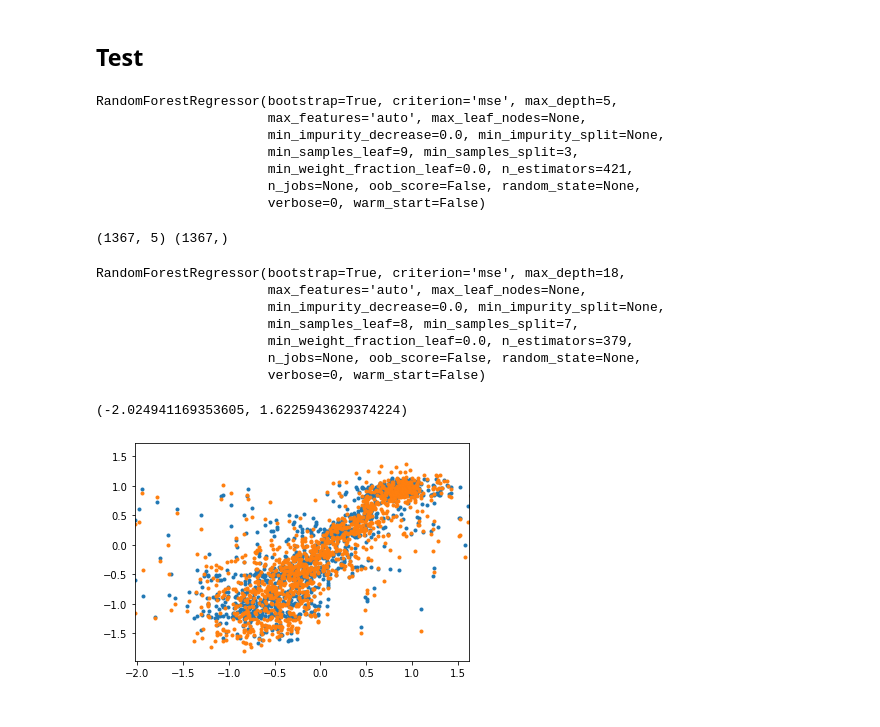
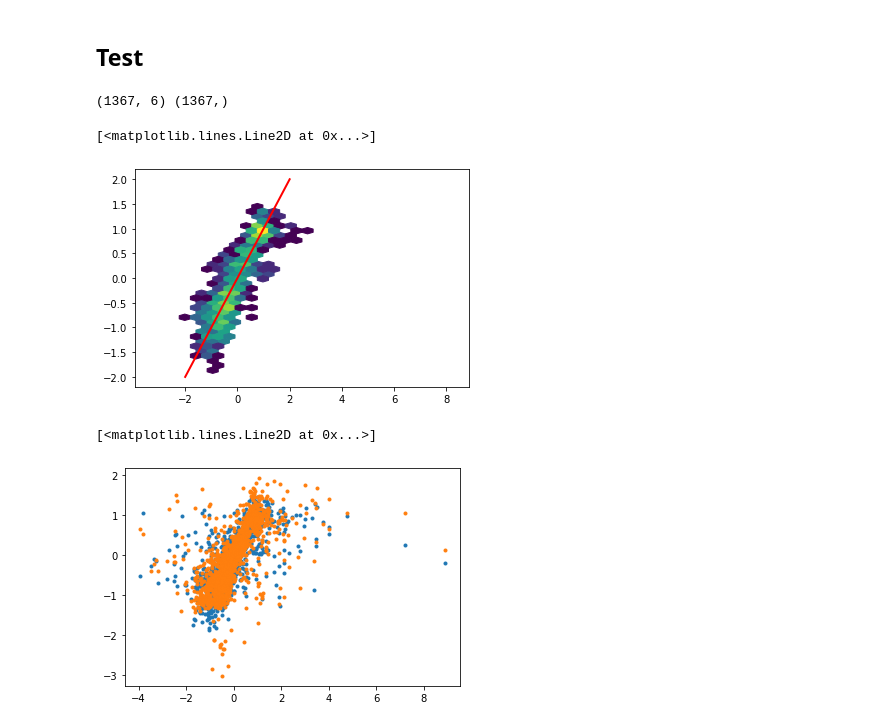
Before and after one commit to atbin-m/imputation, a Jupyter notebook: package/notebooks/model stacking.ipynb, the cells around one changed output. Drawn from its saved outputs; the diff is of its cells as text; code cells hidden in the pictures.

```diff
--- a/package/notebooks/model stacking.ipynb
+++ b/package/notebooks/model stacking.ipynb
@@ -332,0 +407,23 @@ best:
+# %%
+# Hyperparameter Optz
+# params = dict(n_estimators = randint(400, 1000), criterion=['mse'],
+#               max_depth=randint(3,25), min_samples_leaf=randint(2,15),
+#               min_samples_split=randint(2,15))
+
+# score, model_layer2_rfe_ensemble = rmsle_randomsearchcv(RandomForestRegressor(random_state=1), params,
+#                                                         Yfeatures_train_layer2, y_train_layer2, N_FOLDS)
+# print("\n Random Forest score ensemble: {:.4f} (+/-{:.4f})\n".format(score.mean(), score.std()))
+
+
+# Hyperparameter Optz
+params = dict(num_leaves = randint(2,10),
+              n_estimators = randint(500,2000),
+              learning_rate = uniform(1e-3, 1),
+              min_data_in_leaf = randint(2,10),
+              objective=['regression'])
+
+model_layer2_lgb_ensemble = lgb.LGBMRegressor()
+
+score, model_layer2_lgb_ensemble = rmsle_randomsearchcv(model_layer2_lgb_ensemble, params,
+                                                        Yfeatures_train_layer2, y_train_layer2, N_FOLDS)
+print("\nLightGBM score ensemble: {:.4f} (+/-{:.4f})\n".format(score.mean(), score.std()))
@@ -382,39 +461,21 @@ best:
 # %% [markdown]
 ## Test
-# %%
-clf = RandomForestRegressor(max_depth= 5, min_samples_leaf= 9, min_samples_split= 3,n_estimators= 421)
-#clf = RandomForestRegressor('max_depth': 5, 'min_samples_leaf': 9, 'min_samples_split': 3, 'n_estimators': 421)
-clf.fit(Yfeatures_train_layer2, y_train_layer2)
-# %% [output]
-RandomForestRegressor(bootstrap=True, criterion='mse', max_depth=5,
-                      max_features='auto', max_leaf_nodes=None,
-                      min_impurity_decrease=0.0, min_impurity_split=None,
-                      min_samples_leaf=9, min_samples_split=3,
-                      min_weight_fraction_leaf=0.0, n_estimators=421,
-                      n_jobs=None, oob_score=False, random_state=None,
-                      verbose=0, warm_start=False)
 # %%
 Yfeatures_test = pd.DataFrame(np.array([y_pred1_test.squeeze(), y_pred2_test.squeeze(),
                                         y_pred3_test.squeeze(), y_pred4_test.squeeze(),
-                                        y_pred5_test.squeeze()]).T)
+                                        y_pred5_test.squeeze(), y_pred6_test.squeeze()]).T)
 print(Yfeatures_test.shape, y_test.shape)
 # %% [output]
-(1367, 5) (1367,)
+(1367, 6) (1367,)
-# %%
-# Test data
-clf_single = RandomForestRegressor(**best_2)
-clf_single.fit(X_train_layer2, y_train_layer2)
-# %% [output]
-RandomForestRegressor(bootstrap=True, criterion='mse', max_depth=18,
-                      max_features='auto', max_leaf_nodes=None,
-                      min_impurity_decrease=0.0, min_impurity_split=None,
-                      min_samples_leaf=8, min_samples_split=7,
-                      min_weight_fraction_leaf=0.0, n_estimators=379,
-                      n_jobs=None, oob_score=False, random_state=None,
-                      verbose=0, warm_start=False)
+# %%
+plt.hexbin(y_test, model_layer2_lgb_ensemble.predict(Yfeatures_test), mincnt=2, gridsize=30, bins='log')
+plt.plot([-2,2], [-2,2], 'r', lw=2)
+# %% [output]
+[<matplotlib.lines.Line2D at 0x...>]
+[figure, added]
 # %%
-plt.plot(y_test, clf.predict(Yfeatures_test),'.')
-plt.plot(y_test, clf_single.predict(X_test),'.')
+plt.plot(y_test, model_layer2_lgb_ensemble.predict(Yfeatures_test),'.')
+plt.plot(y_test, model_layer2_lgb_single.predict(X_test),'.')
 # %% [output]
-(-2.024941169353605, 1.6225943629374224)
+[<matplotlib.lines.Line2D at 0x...>]
-[figure, old version]
+[figure, new version]
```
Also changed, not shown: parts of 42 cells of this notebook, 9 other files.
